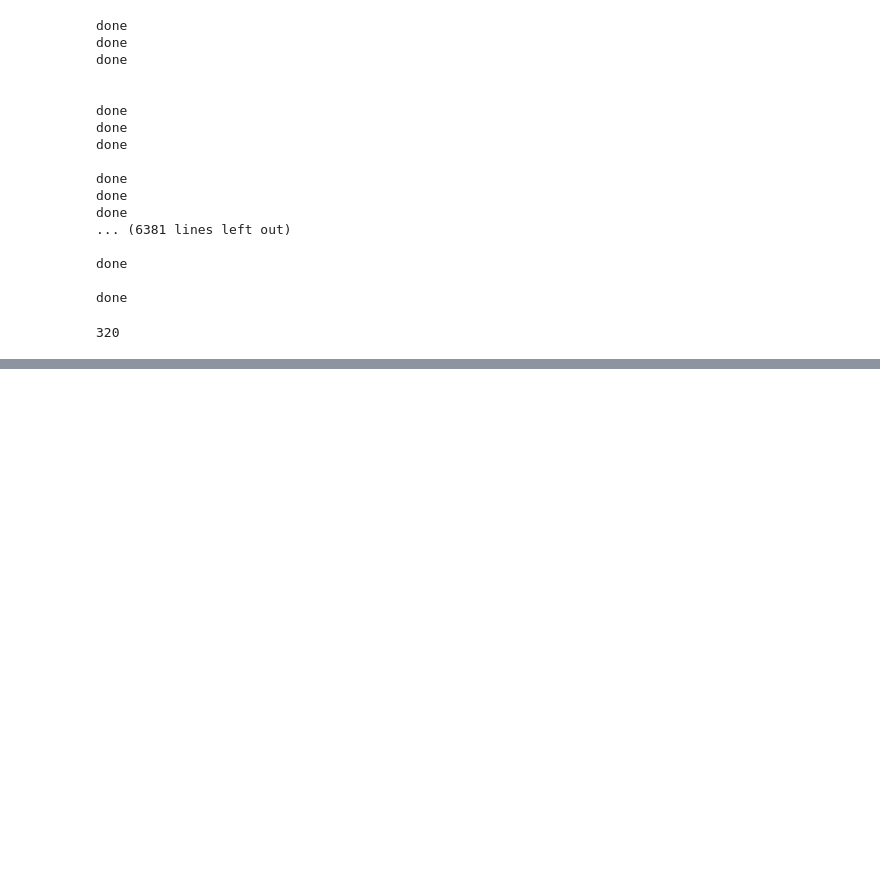
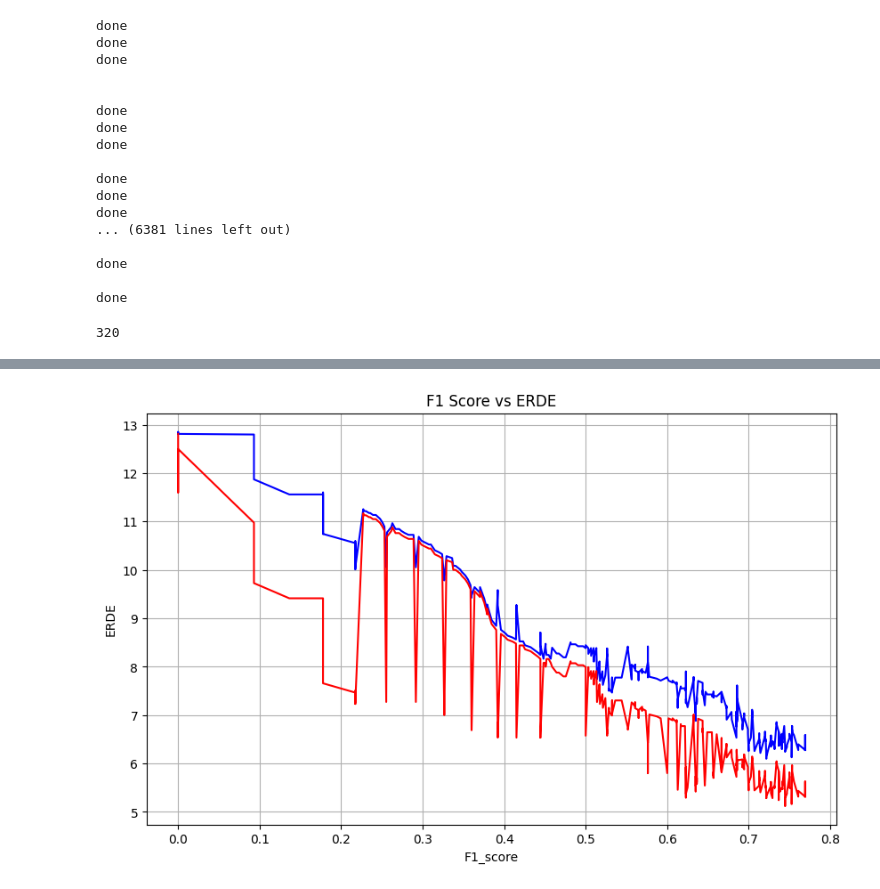
Before and after one commit to Sourav0118/From-Posts-to-Patterns-Detecting-Anorexia-on-Reddit, a Jupyter notebook: notebooks/BERT_sentiment.ipynb, the cells around one changed output, grey strips where cells are left out. Cells and saved outputs as stored; diff of their text form; code cells hidden in the pictures; blank space fills up the shorter version.

```diff
--- a/notebooks/BERT_sentiment.ipynb
+++ b/notebooks/BERT_sentiment.ipynb
@@ -680,0 +1209,2 @@ ERDE50 = 5.954937293216693%
+# %%
+delay_dict = dict(zip(testing_dataset['subject_ID'], testing_dataset['num_writings']))
@@ -680,0 +1252,7 @@ ERDE50 = 5.954937293216693%
+# %%
+test_dataset = NpyDataset('/home/ajeet/Sourav/test_dataset_bert', d, delay_dict)
+# %%
+file_list, delay_list, label = test_dataset[0]
+print(file_list)
+print(delay_list)
+print(label)
@@ -680,0 +1354,6 @@ ERDE50 = 5.954937293216693%
+# %%
+from tqdm import tqdm
+
+model = BinaryClassifier()
+# model.load_state_dict(torch.load("/media/souravsaini/Data/POP_OS/internship/models_wts/longformer/Aug_dataset/epoch_49_val_loss_0.1539282605572142.pt"))
+model.load_state_dict(torch.load("/home/ajeet/Sourav/bert_ckpts/simple_bert/model_best.pt"))
@@ -680,0 +1366,83 @@ ERDE50 = 5.954937293216693%
+# %%
+import numpy as np
+import pandas as pd
+import matplotlib.pyplot as plt
+from sklearn.metrics import f1_score, precision_score, recall_score
+
+# Initialize lists to store results
+thresholds = np.arange(0, 1.01, 0.001)
+f1_scores, precision, recall, ERDE5, ERDE50 = [], [], [], [], []
+cfp = 0.01  # Cost of false positive
+cfn = 1     # Cost of false negative
+ctp = 1     # Cost of true positive
+o = 5       # Parameter controlling the rate of increase for latency cost
+
+# Calculate F1 score for each threshold
+for threshold in thresholds:
+    pred_labels = []
+    for i in range(len(probs)):
+        temp = []
+        for j in range(len(probs[i])):
+            if probs[i][j] > threshold:
+                temp.append(1)
+            else:
+                temp.append(0)
+        pred_labels.append(temp)
+
+    delays = get_delays(pred_labels, delay)
+
+    preds = []
+    for i in pred_labels:
+        if sum(i) > 4:
+            preds.append(1)
+        else:
+            preds.append(0)
+
+    f1_scores.append(f1_score(label, preds))
+    precision.append(precision_score(label, preds))
+    recall.append(recall_score(label, preds))
+
+    preds = []
+    for i in pred_labels:
+        if sum(i) > 0:
+            preds.append(1)
+        else:
+            preds.append(0)
+
+    ERDE5.append(100*calculate_ERDE(preds, delays, label, cfn, ctp, o))
+    ERDE50.append(100*calculate_ERDE(preds, delays, label, cfn, ctp, o*10))
+
+
+
+# Create a DataFrame to store the results
+results_df = pd.DataFrame({
+    'threshold': thresholds,
+    'f1_score': f1_scores,
+    'precision': precision,
+    'recall': recall,
+    'erde5': ERDE5,
+    'erde50': ERDE50
+})
+
+# Print the DataFrame
+print(results_df)
+
+# Plot the curve
+f1_scores = np.array(f1_scores)
+ERDE5 = np.array(ERDE5)
+ERDE50 = np.array(ERDE50)
+sorted_indices = np.argsort(f1_scores)
+sorted_erde5 = ERDE5[sorted_indices]
+sorted_erde50 = ERDE50[sorted_indices]
+sorted_f1 = f1_scores[sorted_indices]
+
+plt.figure(figsize=(10, 6))
+
+plt.plot(sorted_f1, sorted_erde5, color='blue')
+plt.plot(sorted_f1, sorted_erde50, color='red')
+plt.title('F1 Score vs ERDE')
+plt.xlabel('F1_score')
+plt.ylabel('ERDE')
+plt.grid(True)
+plt.show()
+# %% [output]
@@ -680,0 +1463 @@ ERDE50 = 5.954937293216693%
+[figure, added]
```
Also changed, not shown: parts of 93 cells of this notebook.
